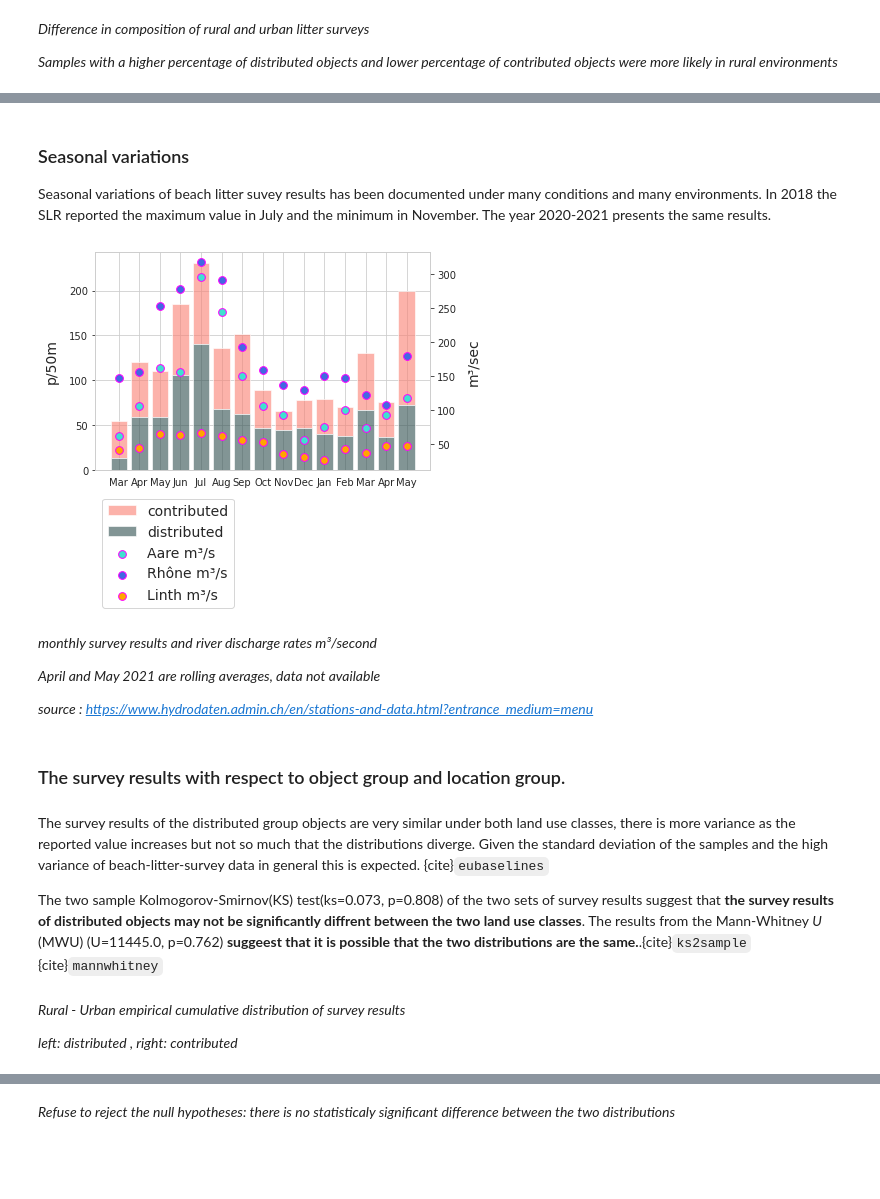
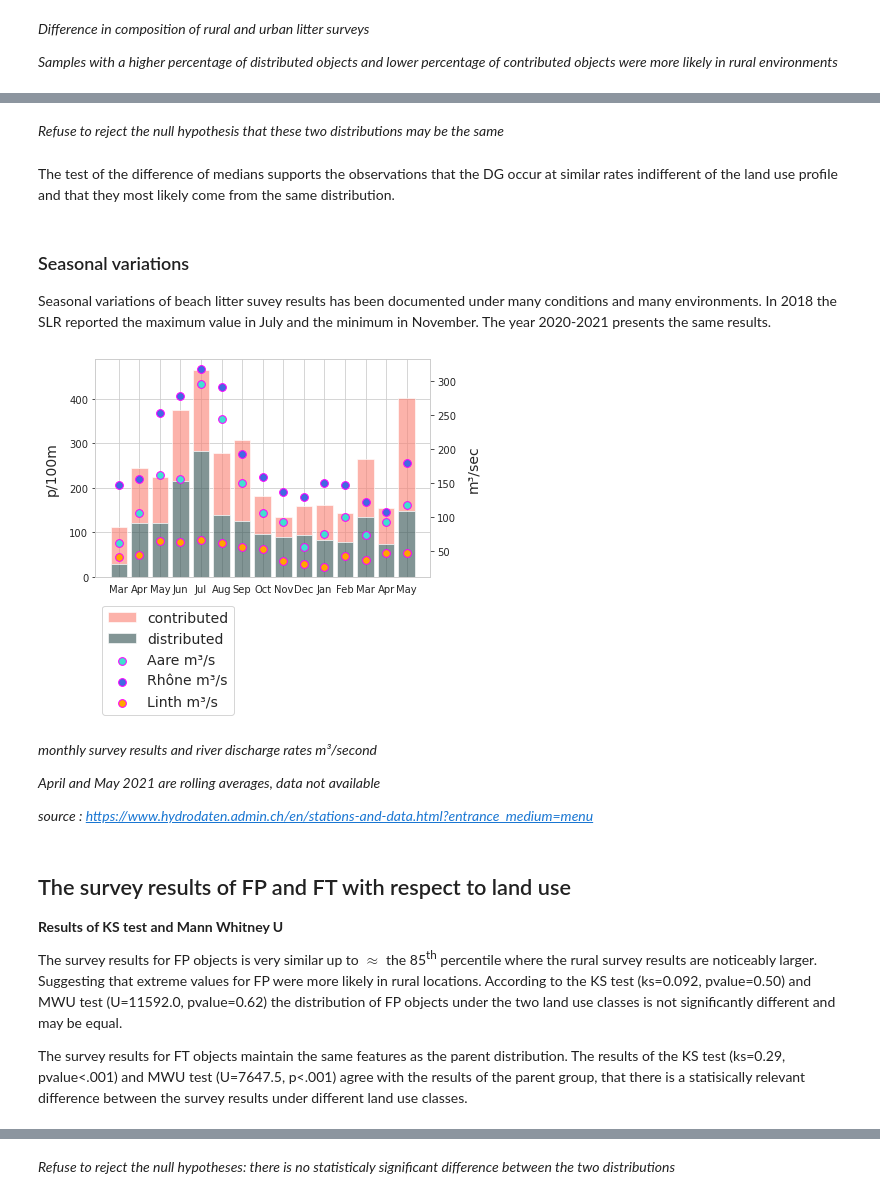
Before and after one commit to hammerdirt-analyst/IQAASL-End-0f-Sampling-2021, a Jupyter notebook: assessing_transport.ipynb, the cells around one changed output, grey strips where cells are left out. Saved outputs shown, nothing was run; the diff lists cells and outputs as text; code cells hidden in the pictures; blank space fills up the shorter version.

```diff
--- a/assessing_transport.ipynb
+++ b/assessing_transport.ipynb
@@ -14,7 +14,6 @@ import matplotlib.pyplot as plt
 import matplotlib.dates as mdates
 from matplotlib import ticker
 from matplotlib import colors
-# from matplotlib.gridspec import GridSpec
 import seaborn as sns
 
 # home brew utitilties
@@ -40,11 +39,11 @@ sns.set_style('whitegrid')
 
 a_fail_rate = 50
 
-unit_label = 'p/50m'
-reporting_unit = 50
+unit_label = 'p/100m'
+reporting_unit = 100
 
 # name of the output folder:
-name_of_project = 'bassin_report_all'
+name_of_project = 'trans_report_all'
 
 a_color = 'dodgerblue'
 
@@ -546,24 +778,0 @@ The average and median survey results were higher in the urban class, but the ma
-# %%
-a = grtr_10dtc[(grtr_10dtc.location.isin(less_than))].groupby(['loc_date'])[unit_label].sum()
-b = grtr_10dtc[(grtr_10dtc.location.isin(grt_than))].groupby(['loc_date'])[unit_label].sum()
-
-l = a.describe().round(2)
-m = b.describe().round(2)
-
-# format the data for the table
-cl = pd.Series(anew_dict(l), name='rural')
-cm = pd.Series(anew_dict(m), name='urban')
-
-data = pd.concat([cm, cl], axis=1)
-data.reset_index(inplace=True)
-fig, axs = plt.subplots(figsize=(6,6.4))
-
-ut.hide_spines_ticks_grids(axs)
-
-the_first_table_data = axs.table(data.values,  colLabels=list(data.columns), colWidths=[.4, .3, .3], bbox=[0, 0, 1, 1])
-
-a_summary_table_one = sut.make_a_summary_table(the_first_table_data,data.values,list(data.columns), a_color)
-
-plt.show()
-plt.tight_layout()
-plt.close()
@@ -642,3 +919,7 @@ plt.close()
+# %% [markdown]
+*Refuse to reject the null hypothesis that these two distributions may be the same*
+# %% [markdown]
+The test of the difference of medians supports the observations that the DG occur at similar rates indifferent of the land use profile and that they most likely come from the same distribution.
 # %% [markdown]
 ### Seasonal variations
 
@@ -669,7 +950,7 @@ months={
     11:'Dec'
 }
 
-m_dt = grtr_10.groupby(['loc_date', 'date','cont'], as_index=False).agg({'quantity':'sum', unit_label:'sum'})
+m_dt = grtr_10.groupby(['loc_date', 'date','group'], as_index=False).agg({'quantity':'sum', unit_label:'sum'})
 
 # sample totals all objects
 m_dt_t = grtr_10.groupby(['loc_date','date','month', 'eom'], as_index=False).agg({unit_label:'sum'})
@@ -677,8 +958,9 @@ m_dt_t.set_index('date', inplace=True)
 
 # data montlhy median survey results contributed, distributed and survey total
 fxi=m_dt.set_index('date', drop=True)
-data1 = fxi[fxi.cont == 'cont'][unit_label].resample("M").mean()
-data2 = fxi[fxi.cont == 'dist'][unit_label].resample("M").mean()
+data1 = fxi[fxi.group == 'cont'][unit_label].resample("M").mean()
+data2 = fxi[fxi.group == 'dist'][unit_label].resample("M").mean()
+
 # data3 = m_dt_t[unit_label].resample("M").mean()
 
 # helper tool for months in integer order
@@ -697,47 +979,45 @@ linth_weesen = [25.3, 50.7, 40.3, 44.3, 64.5, 63.2, 66.2, 61.5, 55.9, 52.5, 35.2
 
 fig, ax = plt.subplots()
 
 this_x = [i for i,x in  enumerate(data1.index)]
 this_month = [x.month for i,x in enumerate(data1.index)]
 
 twin_ax = ax.twinx()
 twin_ax.grid(None)
 
 ax.bar(this_x, data1.to_numpy(), label='contributed', bottom=data2.to_numpy(), linewidth=1, color="salmon", alpha=0.6)
 ax.bar([i for i,x in  enumerate(data2.index)], data2.to_numpy(), label='distributed', linewidth=1,color="darkslategray", alpha=0.6)
 
 sns.scatterplot(x=this_x,y=[*aare_schonau[2:], np.mean(aare_schonau)], color='turquoise',  edgecolor='magenta', linewidth=1, s=60, label='Aare m³/s', ax=twin_ax)
 sns.scatterplot(x=this_x,y=[*rhone_scex[2:], np.mean(rhone_scex)], color='royalblue',  edgecolor='magenta', linewidth=1, s=60, label='Rhône m³/s', ax=twin_ax)
 sns.scatterplot(x=this_x,y=[*linth_weesen[2:], np.mean(linth_weesen), np.mean(linth_weesen)], color='orange', edgecolor='magenta', linewidth=1, s=60, label='Linth m³/s', ax=twin_ax)
 handles, labels = ax.get_legend_handles_labels()
 handles2, labels2 = twin_ax.get_legend_handles_labels()
 ax.xaxis.set_major_locator(ticker.FixedLocator([i for i in np.arange(len(this_x))]))
 
 ax.set_ylabel(unit_label, **ck.xlab_k14)
 twin_ax.set_ylabel("m³/sec", **ck.xlab_k14)
 
 axisticks = ax.get_xticks()
 labelsx = [months[new_month(x-1)] for x in  this_month]
 
 plt.xticks(ticks=axisticks, labels=labelsx)
 plt.legend([*handles, *handles2], [*labels, *labels2], bbox_to_anchor=(0,-.1), loc='upper left', fontsize=14)
 
 plt.show()
 # %% [output]
-[figure, old version]
+[figure, new version]
 # %% [markdown]
 *monthly survey results and river discharge rates m³/second*
 
 *April and May 2021 are rolling averages, data not available*
 
 *source : https://www.hydrodaten.admin.ch/en/stations-and-data.html?entrance_medium=menu*
-# %% [markdown]
-### The survey results with respect to object group and location group.
-# %% [markdown]
-The survey results of the distributed group objects are very similar under both land use classes, there is more variance as the reported value increases but not so much that the distributions diverge. Given the standard deviation of the samples and the high variance of beach-litter-survey data in general this is expected. {cite}`eubaselines`
-
-The two sample Kolmogorov-Smirnov(KS) test(ks=0.073, p=0.808) of the two sets of survey results suggest that **the survey results of distributed objects may not be significantly diffrent between the two land use classes**. The results from the Mann-Whitney *U* (MWU) (U=11445.0, p=0.762) **suggeest that it is possible that the two distributions are the same.**.{cite}`ks2sample` {cite}`mannwhitney`
-# %% [markdown]
-*Rural - Urban empirical cumulative distribution of survey results*
-
-*left: distributed , right: contributed*
+# %% [markdown]
+## The survey results of FP and FT with respect to land use
+
+__Results of KS test and Mann Whitney U__
+
+The survey results for FP objects is very similar up to $\approx$ the 85<sup>th</sup> percentile where the rural survey results are noticeably larger. Suggesting that extreme values for FP were more likely in rural locations. According to the KS test (ks=0.092, pvalue=0.50) and MWU test (U=11592.0, pvalue=0.62) the distribution of FP objects under the two land use classes is not significantly different and may be equal.
+
+The survey results for FT objects maintain the same features as the parent distribution. The results of the KS test (ks=0.29, pvalue<.001) and MWU test (U=7647.5, p<.001) agree with the results of the parent group, that there is a statisically relevant difference between the survey results under different land use classes.
```
Also changed, not shown: parts of 57 cells of this notebook.
